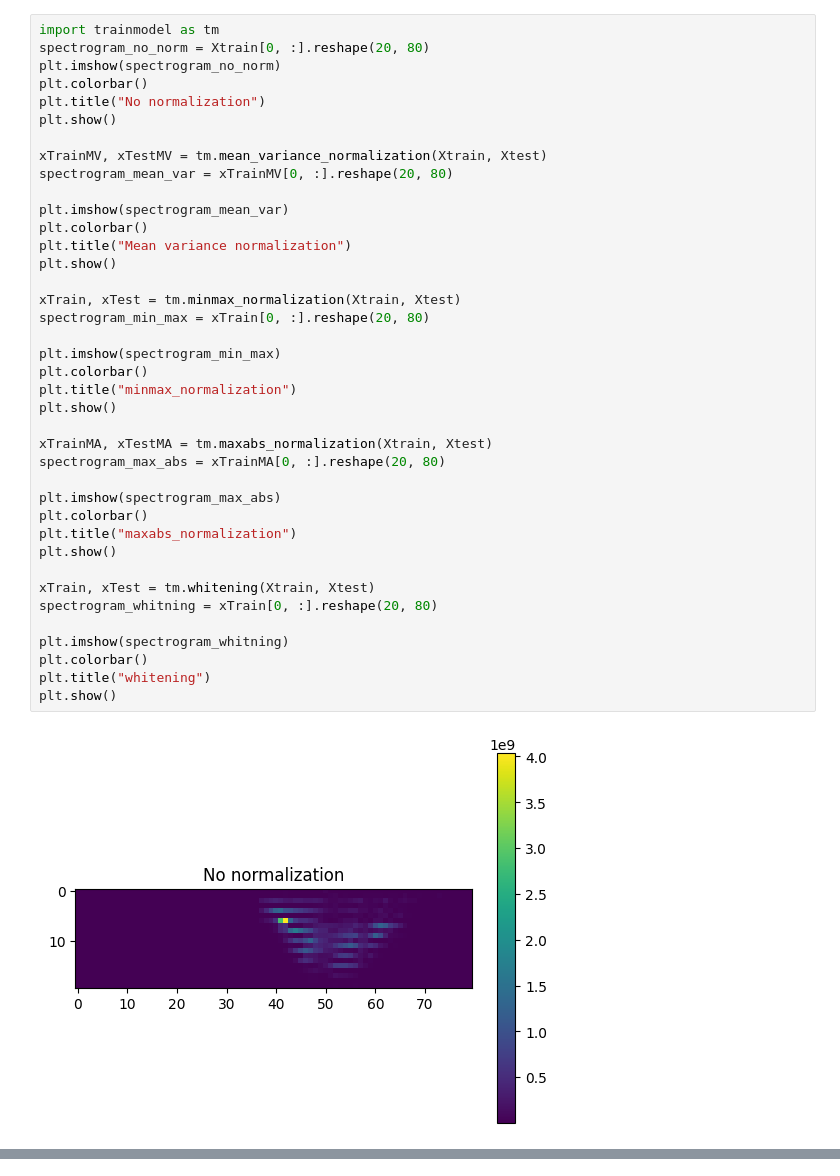
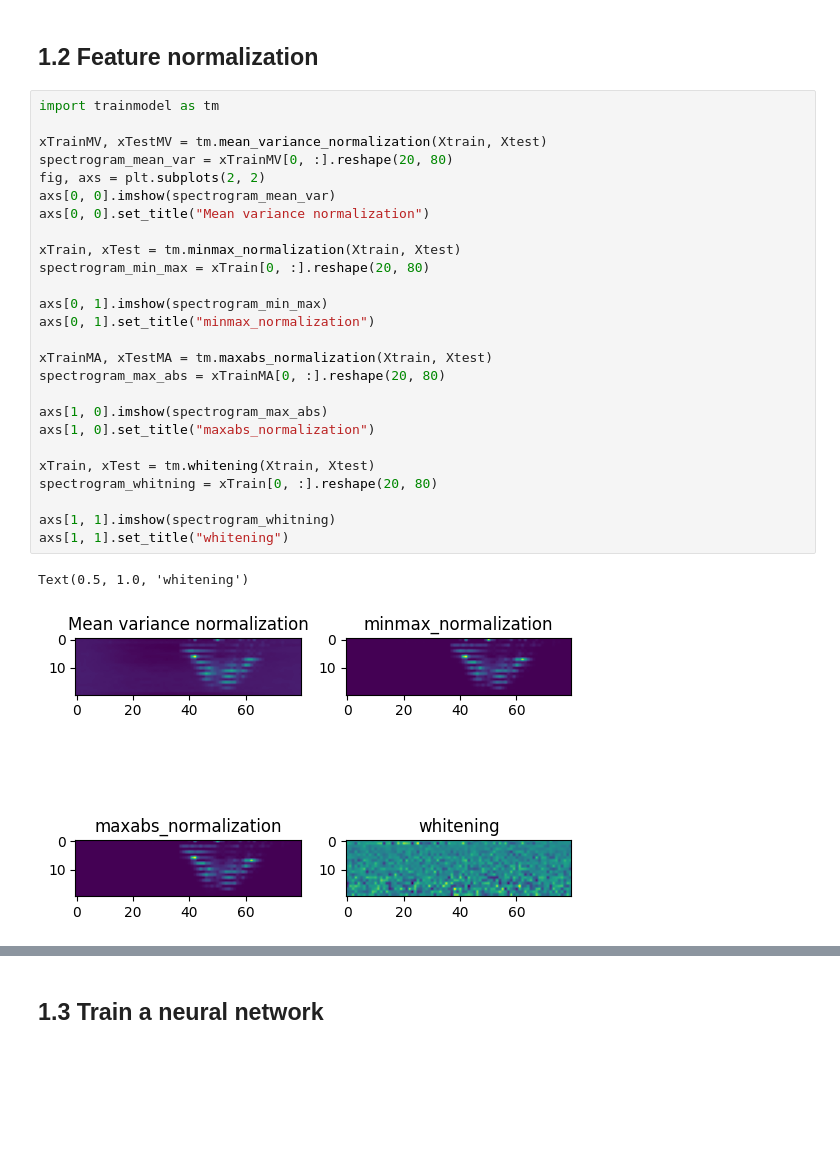
Before and after one commit to DavideLigari/speech-recognition, a Jupyter notebook: my-code/main.ipynb, the cells around one changed output, grey strips where cells are left out. Drawn from its saved outputs; the diff is of its cells as text; blank space fills up the shorter version.

```diff
--- a/my-code/main.ipynb
+++ b/my-code/main.ipynb
@@ -23,41 +33,31 @@ spectrogram = Xtrain[0, :].reshape(20, 80)
+# %% [markdown]
+## 1.2 Feature normalization
 # %%
 import trainmodel as tm
-spectrogram_no_norm = Xtrain[0, :].reshape(20, 80)
-plt.imshow(spectrogram_no_norm)
-plt.colorbar()
-plt.title("No normalization")
-plt.show()
 
 xTrainMV, xTestMV = tm.mean_variance_normalization(Xtrain, Xtest)
 spectrogram_mean_var = xTrainMV[0, :].reshape(20, 80)
-
-plt.imshow(spectrogram_mean_var)
-plt.colorbar()
-plt.title("Mean variance normalization")
-plt.show()
+fig, axs = plt.subplots(2, 2)
+axs[0, 0].imshow(spectrogram_mean_var)
+axs[0, 0].set_title("Mean variance normalization")
 
 xTrain, xTest = tm.minmax_normalization(Xtrain, Xtest)
 spectrogram_min_max = xTrain[0, :].reshape(20, 80)
 
-plt.imshow(spectrogram_min_max)
-plt.colorbar()
-plt.title("minmax_normalization")
-plt.show()
+axs[0, 1].imshow(spectrogram_min_max)
+axs[0, 1].set_title("minmax_normalization")
 
 xTrainMA, xTestMA = tm.maxabs_normalization(Xtrain, Xtest)
 spectrogram_max_abs = xTrainMA[0, :].reshape(20, 80)
 
-plt.imshow(spectrogram_max_abs)
-plt.colorbar()
-plt.title("maxabs_normalization")
-plt.show()
+axs[1, 0].imshow(spectrogram_max_abs)
+axs[1, 0].set_title("maxabs_normalization")
 
 xTrain, xTest = tm.whitening(Xtrain, Xtest)
 spectrogram_whitning = xTrain[0, :].reshape(20, 80)
 
-plt.imshow(spectrogram_whitning)
-plt.colorbar()
-plt.title("whitening")
-plt.show()
+axs[1, 1].imshow(spectrogram_whitning)
+axs[1, 1].set_title("whitening")
 # %% [output]
+Text(0.5, 1.0, 'whitening')
-[figure, old version]
+[figure, new version]
@@ -68,2 +64,4 @@ plt.show()
+# %% [markdown]
+## 1.3 Train a neural network
 # %%
 import trainmodel as tm
```
Also changed, not shown: parts of 11 cells of this notebook, 15 other files.
